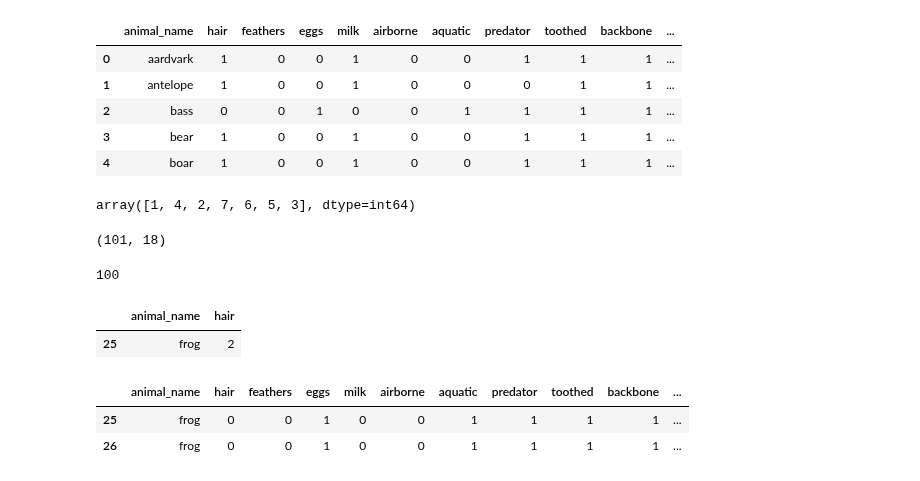
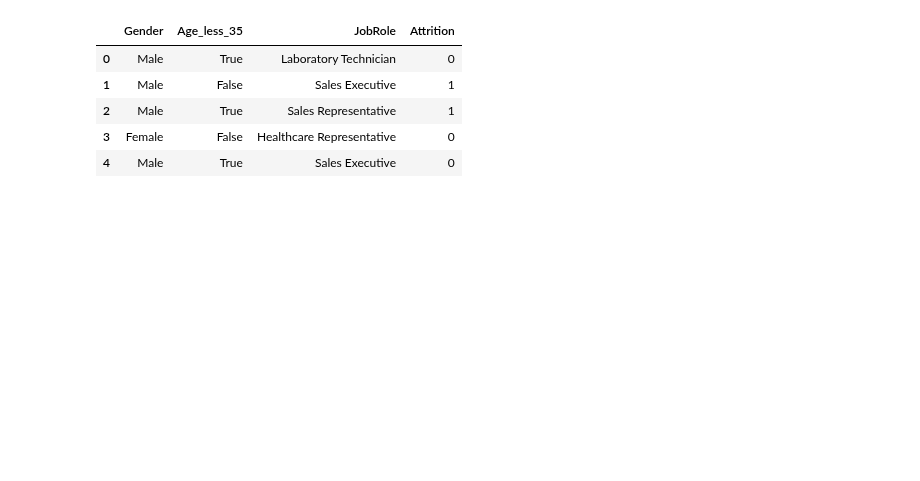
Before and after one commit to anidec25/Linear-Regression, a Jupyter notebook: Decision Tree/decisiontree.ipynb, the cells around one changed output. Saved outputs shown, nothing was run; the diff lists cells and outputs as text; code cells hidden in the pictures; blank space fills up the shorter version.

```diff
--- a/Decision Tree/decisiontree.ipynb
+++ b/Decision Tree/decisiontree.ipynb
@@ -7,36 +7,12 @@ import matplotlib.pyplot as plt
 import warnings
 warnings.filterwarnings('ignore')
 # %%
-zoo = pd.read_csv('../data/zoo.csv')
-zoo.head()
+data = pd.read_csv('../data/sample_data.csv')
+data.head()
 # %% [output]
-|  | animal_name | hair | feathers | eggs | milk | airborne | aquatic | predator | toothed | backbone | ... |
-| 0 | aardvark | 1 | 0 | 0 | 1 | 0 | 0 | 1 | 1 | 1 | ... |
-| 1 | antelope | 1 | 0 | 0 | 1 | 0 | 0 | 0 | 1 | 1 | ... |
-| 2 | bass | 0 | 0 | 1 | 0 | 0 | 1 | 1 | 1 | 1 | ... |
-| 3 | bear | 1 | 0 | 0 | 1 | 0 | 0 | 1 | 1 | 1 | ... |
-| 4 | boar | 1 | 0 | 0 | 1 | 0 | 0 | 1 | 1 | 1 | ... |
+|  | Gender | Age_less_35 | JobRole | Attrition |
+| 0 | Male | True | Laboratory Technician | 0 |
+| 1 | Male | False | Sales Executive | 1 |
+| 2 | Male | True | Sales Representative | 1 |
+| 3 | Female | False | Healthcare Representative | 0 |
+| 4 | Male | True | Sales Executive | 0 |
-# %%
-zoo['class_type'].unique()
-# %% [output]
-array([1, 4, 2, 7, 6, 5, 3], dtype=int64)
-# %%
-zoo.shape
-# %% [output]
-(101, 18)
-# %%
-zoo['animal_name'].nunique()
-# %% [output]
-100
-# %%
-zoo_agg = zoo.groupby('animal_name')['hair'].count().reset_index()
-zoo_agg[zoo_agg['hair'] > 1]
-# %% [output]
-|  | animal_name | hair |
-| 25 | frog | 2 |
-# %%
-zoo[zoo['animal_name'] == 'frog']
-# %% [output]
-|  | animal_name | hair | feathers | eggs | milk | airborne | aquatic | predator | toothed | backbone | ... |
-| 25 | frog | 0 | 0 | 1 | 0 | 0 | 1 | 1 | 1 | 1 | ... |
-| 26 | frog | 0 | 0 | 1 | 0 | 0 | 1 | 1 | 1 | 1 | ... |
```
Also changed, not shown: parts of 15 cells of this notebook, 3 other files.
